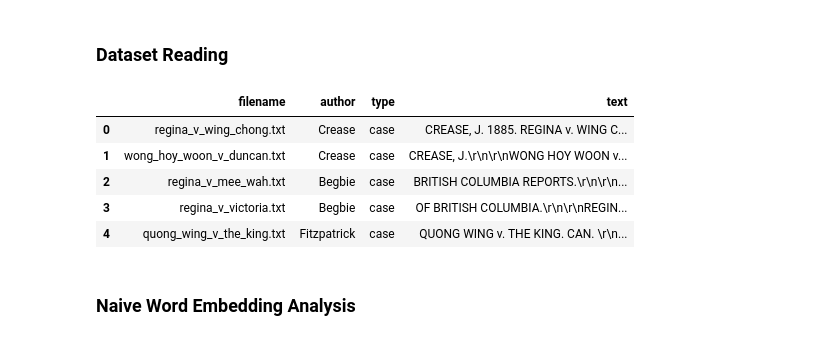
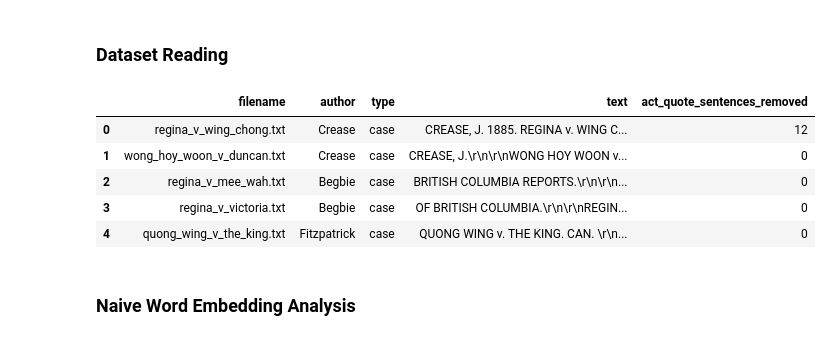
Before and after one commit to ubcecon/praxis-ubc, a Jupyter notebook: HIST_414_Notebooks/NLI/development/text_embeddings.ipynb, the cells around one changed output. Drawn from its saved outputs; the diff is of its cells as text; code cells hidden in the pictures.

Commit message:
Cleaned metadata.csv for quotes
Added python scripts and new clean .csv file

```diff
--- a/HIST_414_Notebooks/NLI/development/text_embeddings.ipynb
+++ b/HIST_414_Notebooks/NLI/development/text_embeddings.ipynb
@@ -5,18 +5,18 @@
 # %%
 import pandas as pd
 import numpy as np
 
 # Load the dataset
-df = pd.read_csv("../data/metadata.csv")
+df = pd.read_csv("../data/metadata_cleaned.csv")
 
 df.head()
 # %% [output]
-|  | filename | author | type | text |
-| 0 | regina_v_wing_chong.txt | Crease | case | CREASE, J. 1885. REGINA v. WING C... |
-| 1 | wong_hoy_woon_v_duncan.txt | Crease | case | CREASE, J.\r\n\r\nWONG HOY WOON v... |
-| 2 | regina_v_mee_wah.txt | Begbie | case | BRITISH COLUMBIA REPORTS.\r\n\r\n... |
-| 3 | regina_v_victoria.txt | Begbie | case | OF BRITISH COLUMBIA.\r\n\r\nREGIN... |
-| 4 | quong_wing_v_the_king.txt | Fitzpatrick | case | QUONG WING v. THE KING. CAN. \r\n... |
+|  | filename | author | type | text | act_quote_sentences_removed |
+| 0 | regina_v_wing_chong.txt | Crease | case | CREASE, J. 1885. REGINA v. WING C... | 12 |
+| 1 | wong_hoy_woon_v_duncan.txt | Crease | case | CREASE, J.\r\n\r\nWONG HOY WOON v... | 0 |
+| 2 | regina_v_mee_wah.txt | Begbie | case | BRITISH COLUMBIA REPORTS.\r\n\r\n... | 0 |
+| 3 | regina_v_victoria.txt | Begbie | case | OF BRITISH COLUMBIA.\r\n\r\nREGIN... | 0 |
+| 4 | quong_wing_v_the_king.txt | Fitzpatrick | case | QUONG WING v. THE KING. CAN. \r\n... | 0 |
 # %% [markdown]
 ### Naive Word Embedding Analysis
 # %%
```
Also changed, not shown: parts of 28 cells of this notebook, 5 other files.
